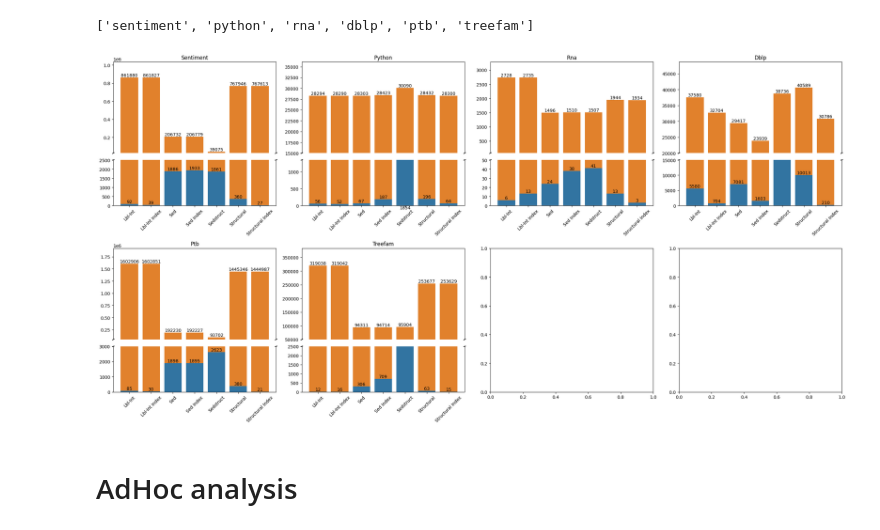
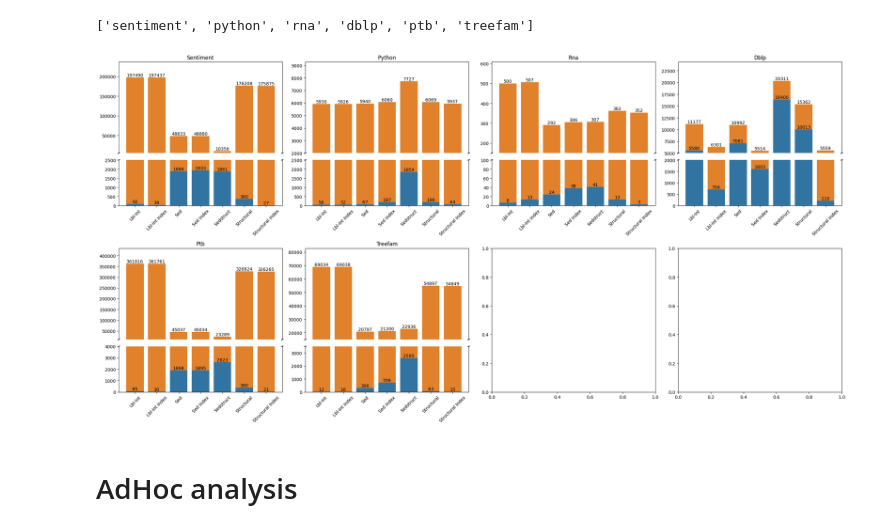
Before and after one commit to LukMRVC/tree-statistics, a Jupyter notebook: TED-viz.ipynb, the cells around one changed output. Drawn from its saved outputs; the diff is of its cells as text; code cells hidden in the pictures.

```diff
--- a/TED-viz.ipynb
+++ b/TED-viz.ipynb
@@ -2128,38 +2129,38 @@ datasets
 # %%
 breaks = dict(
     # bolzano=dict(small=20, medium=100, large=20),
-    sentiment=(2_500, 25_000),
+    sentiment=(2_500, 5_000),
     swissprot=(10_000, 15_000),
-    python=(1_350, 15_000),
-    dblp=(15_000, 20_000),
-    ptb=(3_000, 50_000),
-    treefam=(2_500, 50_000),
-    rna=50,
+    python=(2_500, 2_000),
+    dblp=(2_000, 5_000),
+    ptb=(4_000, 10_000),
+    treefam=(3_500, 15_000),
+    rna=100,
 )
 order = ['Lbl-Int', 'Lbl-Int Index', 'Sed', 'Sed Index', 'Sedstruct', 'Structural', 'Structural Index',]
 fig, axes = plt.subplots(2, 4, figsize=(24, 12))
 axes = np.array([axes]) if not isinstance(axes, np.ndarray) else axes
 for ds, ax in zip(datasets, axes.ravel()):
     break_top = 0
     break_bottom = 0
     if isinstance(breaks[ds], tuple):
         break_bottom, break_top = breaks[ds]
     else:
         break_bottom = breaks[ds]
         break_top = breaks[ds] + (breaks[ds] // 2)
 
     bp = plot_broken_stacked_bars(
         data.plotdata[(data.plotdata['Dataset'] == ds)],
         order,
         ax=ax,
         break_bottom = break_bottom,
         break_top = break_top,
         annotate=ds != 'swissprot'
     )
     ax.set_title(f'{ds.capitalize()}')
 plt.tight_layout()
 # %% [output]
-[figure, old version]
+[figure, new version]
 # %% [markdown]
 # AdHoc analysis
 # %%
```
Also changed, not shown: parts of 4 cells of this notebook, 1 other file.
